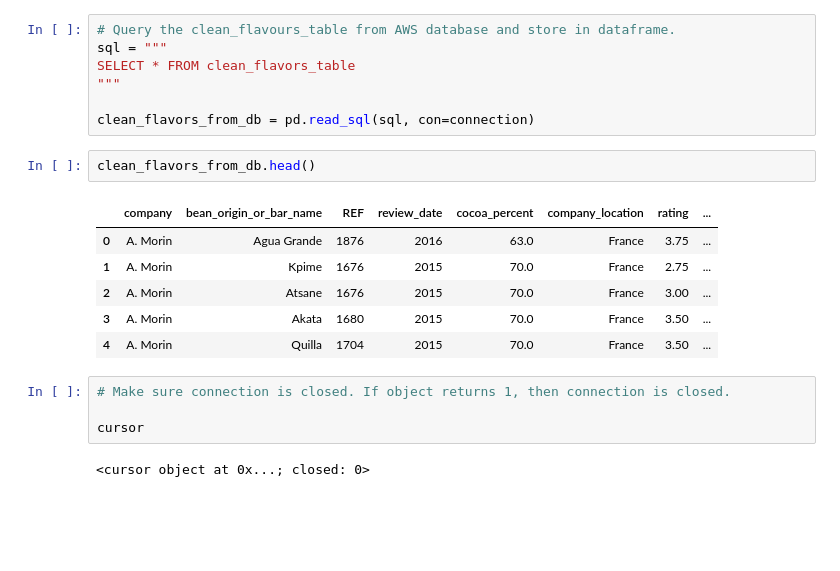
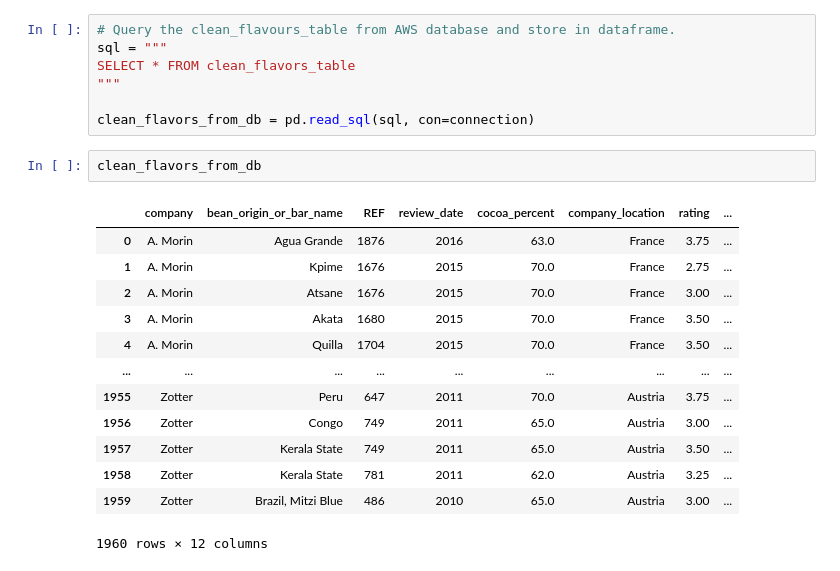
Before and after one commit to jilek/DataBootcampFinalProject, a Jupyter notebook: Yan/db_connect_test.ipynb, the cells around one changed output. Saved outputs shown, nothing was run; the diff lists cells and outputs as text; blank space fills up the shorter version.

```diff
--- a/Yan/db_connect_test.ipynb
+++ b/Yan/db_connect_test.ipynb
@@ -181,20 +188,21 @@ SELECT * FROM clean_flavors_table
 
 clean_flavors_from_db = pd.read_sql(sql, con=connection)
 # %%
-clean_flavors_from_db.head()
+clean_flavors_from_db
 # %% [output]
 |  | company | bean_origin_or_bar_name | REF | review_date | cocoa_percent | company_location | rating | ... |
 | 0 | A. Morin | Agua Grande | 1876 | 2016 | 63.0 | France | 3.75 | ... |
 | 1 | A. Morin | Kpime | 1676 | 2015 | 70.0 | France | 2.75 | ... |
 | 2 | A. Morin | Atsane | 1676 | 2015 | 70.0 | France | 3.00 | ... |
 | 3 | A. Morin | Akata | 1680 | 2015 | 70.0 | France | 3.50 | ... |
 | 4 | A. Morin | Quilla | 1704 | 2015 | 70.0 | France | 3.50 | ... |
+| ... | ... | ... | ... | ... | ... | ... | ... | ... |
+| 1955 | Zotter | Peru | 647 | 2011 | 70.0 | Austria | 3.75 | ... |
+| 1956 | Zotter | Congo | 749 | 2011 | 65.0 | Austria | 3.00 | ... |
+| 1957 | Zotter | Kerala State | 749 | 2011 | 65.0 | Austria | 3.50 | ... |
+| 1958 | Zotter | Kerala State | 781 | 2011 | 62.0 | Austria | 3.25 | ... |
+| 1959 | Zotter | Brazil, Mitzi Blue | 486 | 2010 | 65.0 | Austria | 3.00 | ... |
+1960 rows × 12 columns
-# %%
-# Make sure connection is closed. If object returns 1, then connection is closed.
-
-cursor
-# %% [output]
-<cursor object at 0x...; closed: 0>
 # %%
 # Join the 2 tables together on broad_bean_origin_country
 
```
Also changed, not shown: parts of 6 cells of this notebook, 6 other files.
